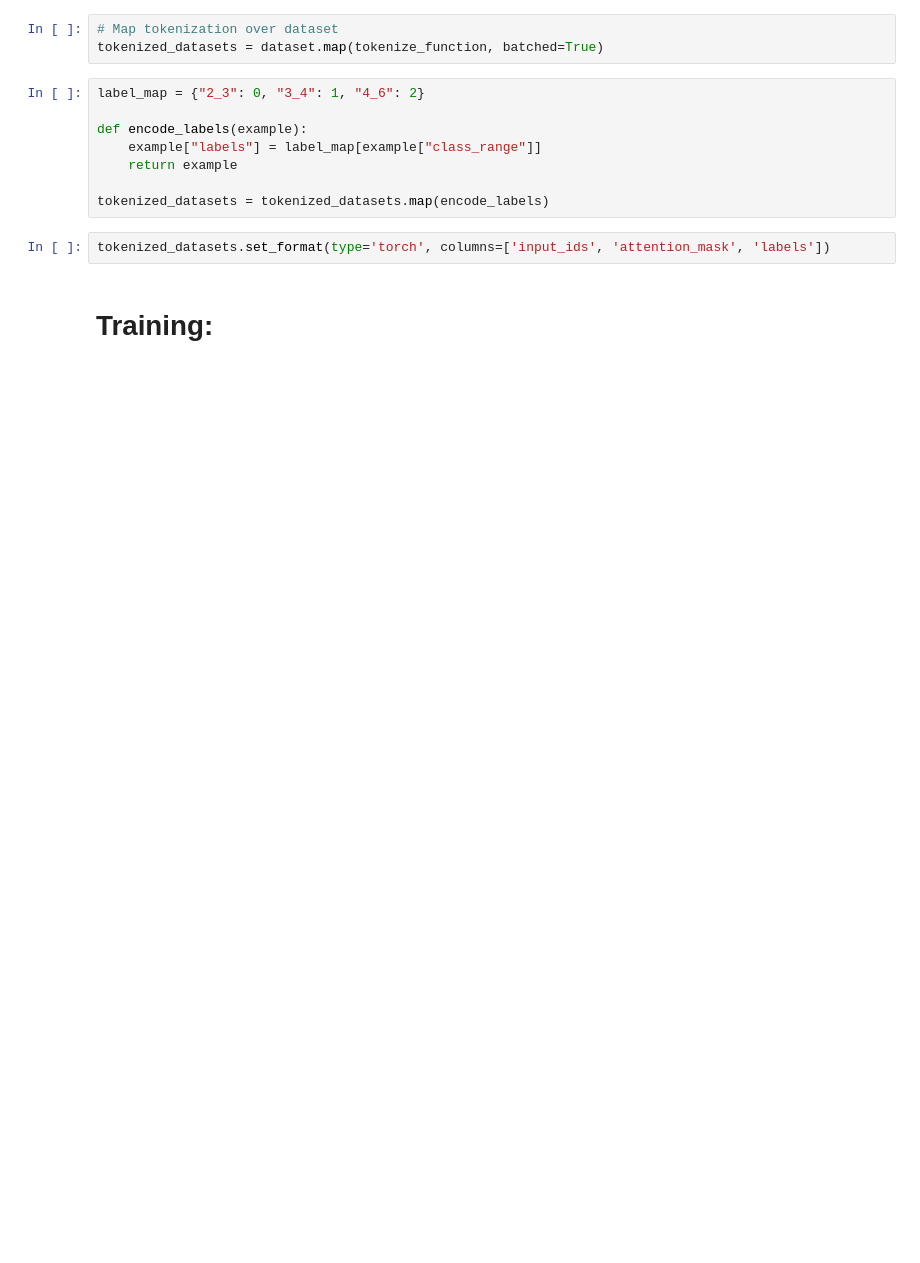
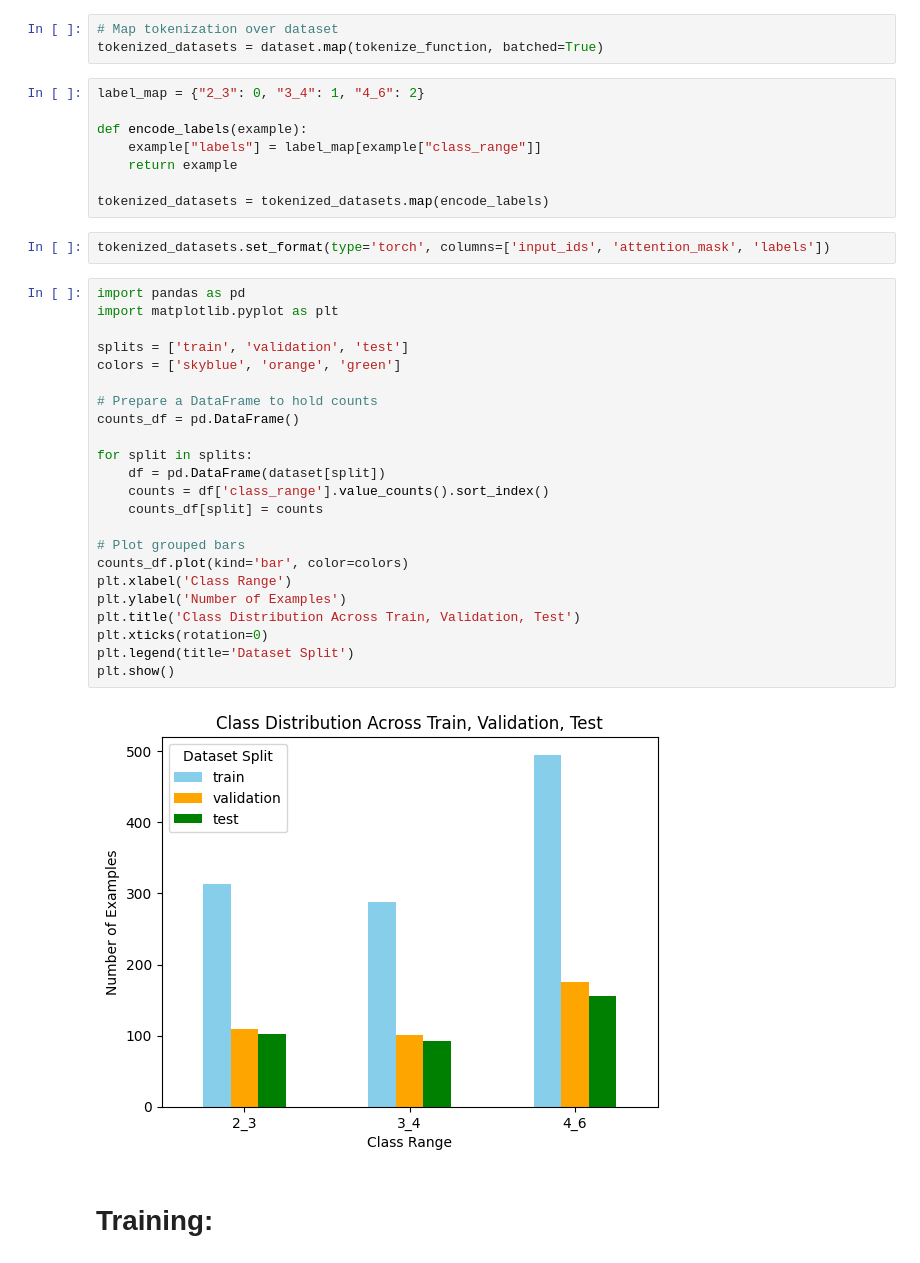
Before and after one commit to freida20git/child-age-classification, a Jupyter notebook: bert_finetuning1.ipynb, the cells around one changed output. Cells and saved outputs as stored; diff of their text form; blank space fills up the shorter version.

```diff
--- a/bert_finetuning1.ipynb
+++ b/bert_finetuning1.ipynb
@@ -258,5 +259,30 @@ def encode_labels(example):
 tokenized_datasets = tokenized_datasets.map(encode_labels)
 # %%
 tokenized_datasets.set_format(type='torch', columns=['input_ids', 'attention_mask', 'labels'])
+# %%
+import pandas as pd
+import matplotlib.pyplot as plt
+
+splits = ['train', 'validation', 'test']
+colors = ['skyblue', 'orange', 'green']
+
+# Prepare a DataFrame to hold counts
+counts_df = pd.DataFrame()
+
+for split in splits:
+    df = pd.DataFrame(dataset[split])
+    counts = df['class_range'].value_counts().sort_index()
+    counts_df[split] = counts
+
+# Plot grouped bars
+counts_df.plot(kind='bar', color=colors)
+plt.xlabel('Class Range')
+plt.ylabel('Number of Examples')
+plt.title('Class Distribution Across Train, Validation, Test')
+plt.xticks(rotation=0)
+plt.legend(title='Dataset Split')
+plt.show()
+# %% [output]
+[figure, added]
 # %% [markdown]
 # Training:
```
Also changed, not shown: parts of 20 cells of this notebook.
